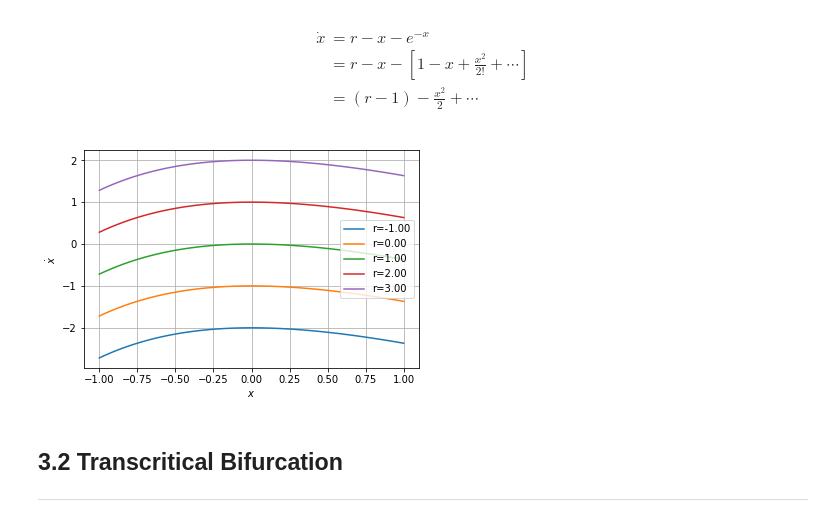
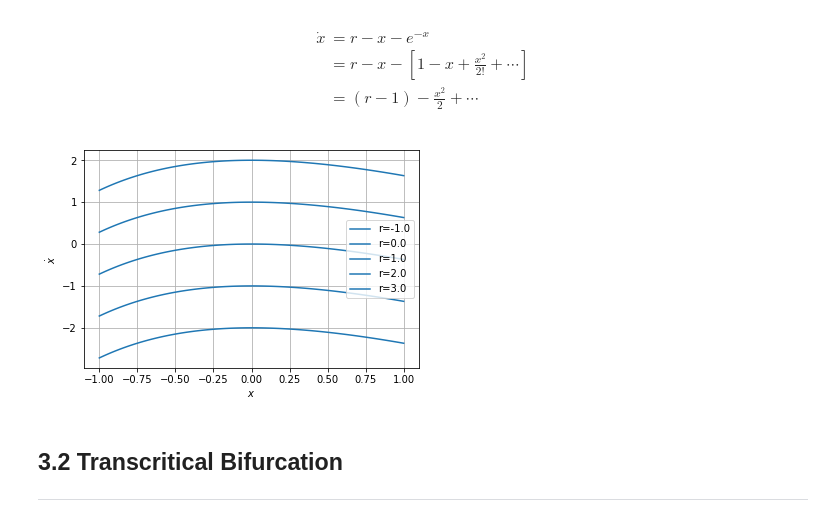
Before and after one commit to shumez/NLDC, a Jupyter notebook: c03/note.ipynb, the cells around one changed output. Saved outputs shown, nothing was run; the diff lists cells and outputs as text; code cells hidden in the pictures.

```diff
--- a/c03/note.ipynb
+++ b/c03/note.ipynb
@@ -53,26 +53,27 @@ def f(x, r):
     return y
 
 x = np.linspace(-1.5, 1.5, 100)
+x_flow = np.linspace(-1.5, 1.5, 5)
 
-fig, (ax0, ax1, ax2) = plt.subplots(ncols=3, sharey=True)
+fig, axes = plt.subplots(ncols=3, sharey=True)
 
-ax0.plot(x, f(x, -1), label=r'$r<0$')
-ax0.scatter(-1, f(-1, -1), label='Stable', c=c[2], marker=marker[0])
-ax0.scatter(1, f(1, -1), label='Unstable', c=c[1], marker=marker[1])
-ax0.set(xlabel=r'$x$', ylabel=r'$\dot{x}$')
-ax0.grid(True)
-ax0.legend(loc='upper left')
+labels = np.array([r'$r<0$', r'$r=0$', r'$r>0$'])
+rs = np.array([-1, 0, 1])
 
-ax1.plot(x, f(x, 0), label=r'$r=0$')
-ax1.scatter(0, f(0, 0), label='Half-stable', c=c[3], marker=marker[2])
-ax1.set(xlabel=r'$x$')
-ax1.grid(True)
-ax1.legend(loc='upper left')
+for ax, label, r in zip(axes, labels, rs):
+    ax.plot(x, f(x, r), label=label)
+    ax.quiver(x_flow, 0, f(x_flow, r), 0, color=c[0])
+    ax.set(xlabel=r'$x$', ylabel=r'$\dot{x}$')
+    ax.grid(True)
 
-ax2.plot(x, f(x, 1), label=r'$r>0$')
-ax2.set(xlabel=r'$x$')
-ax2.grid(True)
-ax2.legend(loc='upper left')
+    if r < 0:
+        ax.scatter(- np.sqrt(- r), f(-np.sqrt(- r), r), label='Stable', c=c[2], marker=marker[0])
+        ax.scatter(np.sqrt(- r), f(-np.sqrt(- r), r), label='Unstable', c=c[1], marker=marker[1])
+    elif r == 0:
+        ax.scatter(0, f(0, 0), label='Half-stable', c=c[3], marker=marker[2])
+
+    ax.legend(loc='upper left')
+
 
 plt.show()
 # %% [output]
@@ -212,21 +213,22 @@ $$\begin{align*}
 # %%
 def f(x, r):
     y = r - x - np.exp(-x)
     return y
 
 x = np.linspace(-1, 1, 100)
-r = np.linspace(-1, 3, 5)
+rs = np.linspace(-1, 3, 5)
 
-for i in range(5):
-    plt.plot(x, f(x, r[i]), label=('r=%.2f' % r[i]))
+for r in zip(rs):
+    plt.plot(x, f(x, r), label=('r=%.1f' % r), c=c[0])
+    #plt.scatter()
 
 plt.grid(True)
 plt.xlabel(r'$x$')
 plt.ylabel(r'$\dot{x}$')
 plt.legend(loc='best')
 plt.show()
 # %% [output]
-[figure, old version]
+[figure, new version]
 # %% [markdown]
 ## 3.2 Transcritical Bifurcation
 ---
```
Also changed, not shown: parts of 1 cell of this notebook.
